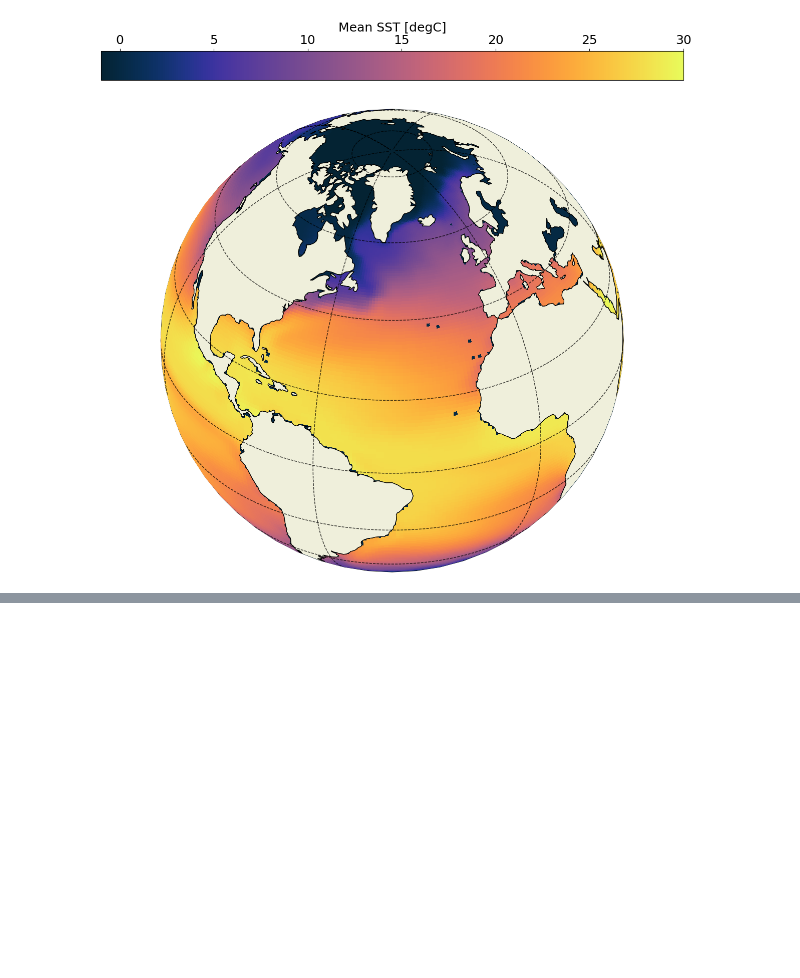
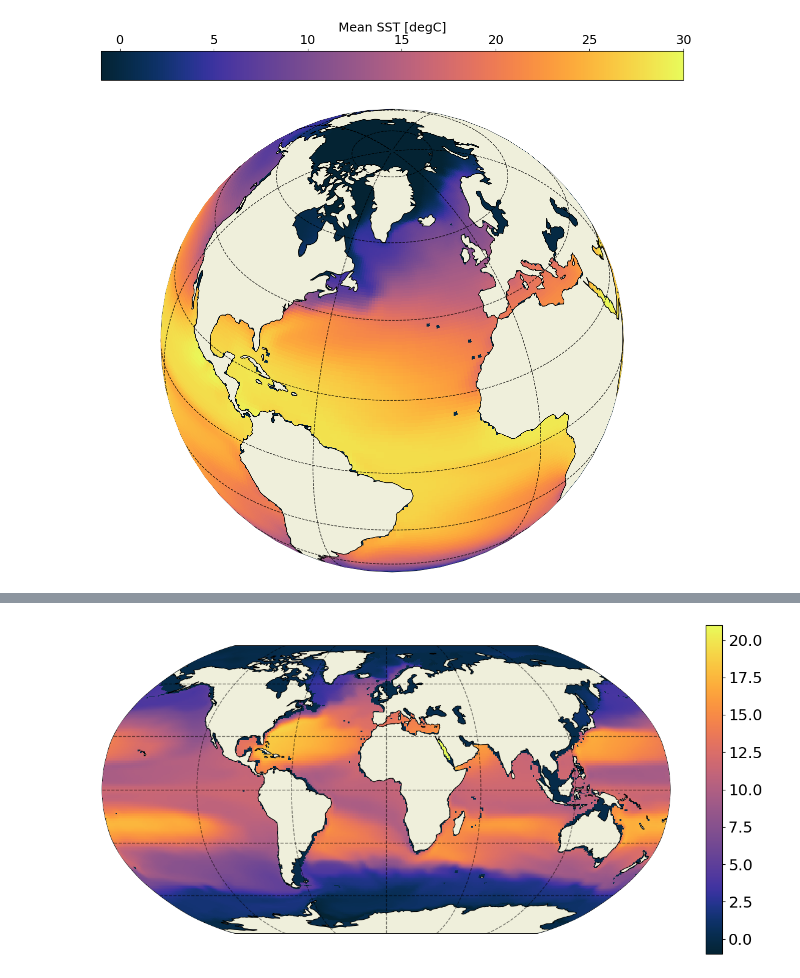
Before and after one commit to IvanaEscobar/sandbox, a Jupyter notebook: sandbox/bin/notebooks/eccov4r4_plots_TUTORIAL.ipynb, the cells around one changed output, grey strips where cells are left out. Saved outputs shown, nothing was run; the diff lists cells and outputs as text; code cells hidden in the pictures; blank space fills up the shorter version.

```diff
--- a/sandbox/bin/notebooks/eccov4r4_plots_TUTORIAL.ipynb
+++ b/sandbox/bin/notebooks/eccov4r4_plots_TUTORIAL.ipynb
@@ -164,11 +271,10 @@ ecco.plot_proj_to_latlon_grid(ds.XC,ds.YC,sst,
 # %% [output]
 [figure]
 # %%
-plt.rcParams.update({'figure.figsize':[15,15],'font.size':18})
-
-ecco.plot_proj_to_latlon_grid(ds.XC,ds.YC,sst,
+plt.figure(figsize=(15,15))
+ecco.plot_proj_to_latlon_grid(dsm.XC,dsm.YC,sst,
                               show_colorbar=True, cmap=cmo.thermal,
-                              colorbar_label=f'Mean SST [{ds.THETA.attrs["units"]}]',
+                              colorbar_label=f'Mean SST [{dsm.THETA.attrs["units"]}]',
                               colorbar_location='top',
                               projection_type='ortho',
                               cmin=-1,cmax=30,
@@ -180,0 +297,10 @@ ecco.plot_proj_to_latlon_grid(ds.XC,ds.YC,sst,
+# %%
+z=19
+
+# T1992avg = ds.THETA.sel(time='1992').isel(k=z).mean('time')
+# T2017avg = ds.THETA.sel(time='2017').isel(k=z).mean('time')
+
+T1992avgm = dsm.THETA.sel(time='1992').isel(k=z).mean('time')
+T2017avgm = dsm.THETA.sel(time='2017').isel(k=z).mean('time')
+
+display(T1992avgm)
@@ -180,0 +333,16 @@ ecco.plot_proj_to_latlon_grid(ds.XC,ds.YC,sst,
+# %%
+def plotYearMean(da):
+    ecco.plot_proj_to_latlon_grid(da.XC,da.YC,da,
+                              show_colorbar=True, cmap=cmo.thermal,
+                              colorbar_location='right',
+                              cmin=-1,cmax=21) #,
+                              # colorbar_label=f'Temperature at z={np.round(da.Z.values)} m [degC]' )
+    return None
+# %%
+plotYearMean(T1992avgm)
+# plt.savefig('/home/ivana/regionalgcm/img/csem_THETA_1992m.png',
+#             transparent=True, bbox_inches='tight', dpi=300)
+
+plt.show()
+# %% [output]
+[figure, added]
```
Also changed, not shown: parts of 29 cells of this notebook, 1 other file.
